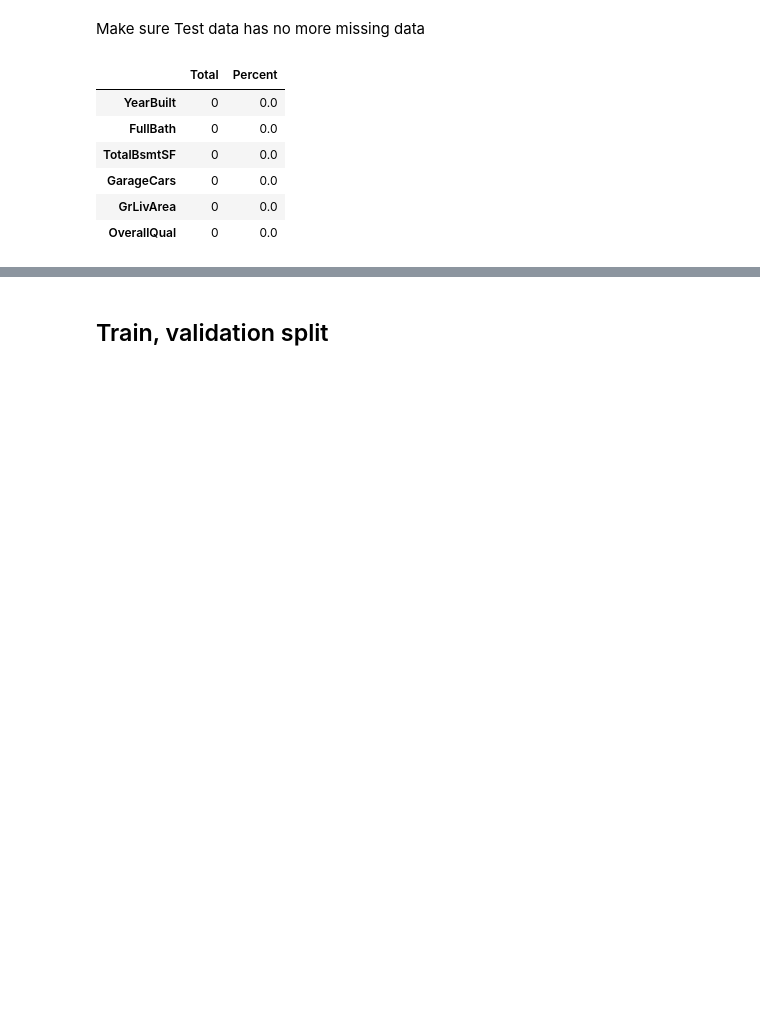
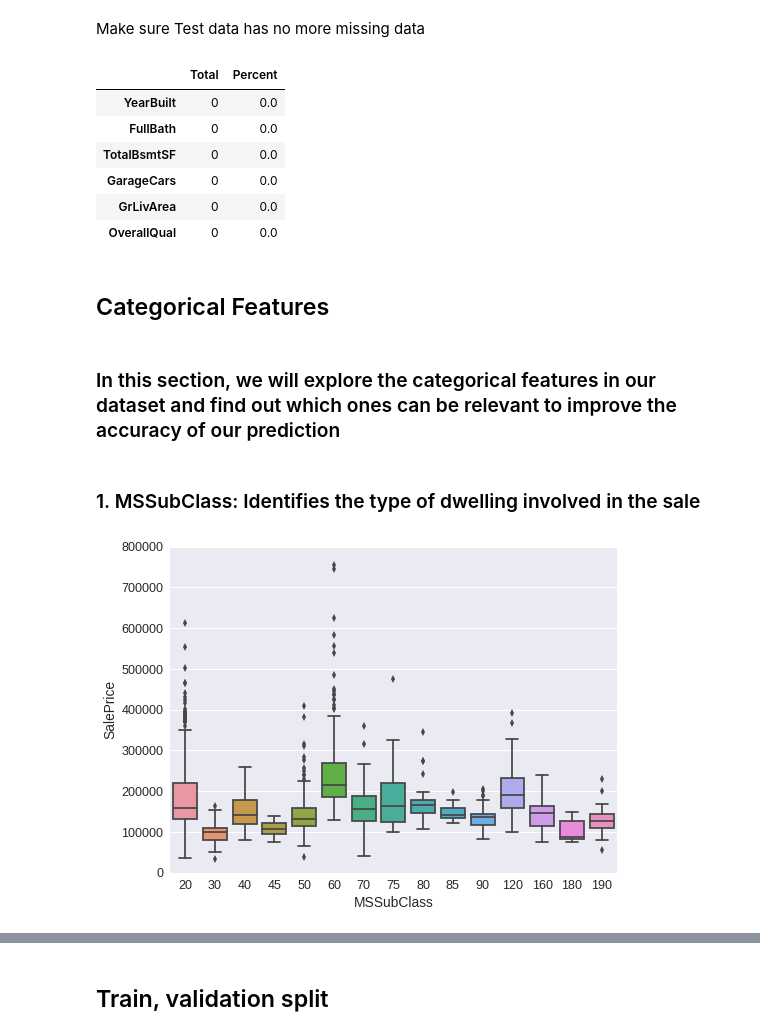
Before and after one commit to maviator/Kaggle_home_price_prediction, a Jupyter notebook: Script/kaggle_home_price_prediction.ipynb, the cells around one changed output, grey strips where cells are left out. Drawn from its saved outputs; the diff is of its cells as text; code cells hidden in the pictures; blank space fills up the shorter version.

```diff
--- a/Script/kaggle_home_price_prediction.ipynb
+++ b/Script/kaggle_home_price_prediction.ipynb
@@ -175,3 +175,18 @@ missing_data.head(33)
 | GarageCars | 0 | 0.0 |
 | GrLivArea | 0 | 0.0 |
 | OverallQual | 0 | 0.0 |
+# %% [markdown]
+## Categorical Features
+# %% [markdown]
+### In this section, we will explore the categorical features in our dataset and find out which ones can be relevant to improve the accuracy of our prediction
+# %% [markdown]
+### 1. MSSubClass: Identifies the type of dwelling involved in the sale
+# %%
+#box plot MSSubClass/saleprice
+var = 'MSSubClass'
+data = pd.concat([train['SalePrice'], train[var]], axis=1)
+f, ax = plt.subplots(figsize=(8, 6))
+fig = sns.boxplot(x=var, y="SalePrice", data=data)
+fig.axis(ymin=0, ymax=800000);
+# %% [output]
+[figure, added]
```
Also changed, not shown: parts of 25 cells of this notebook.
